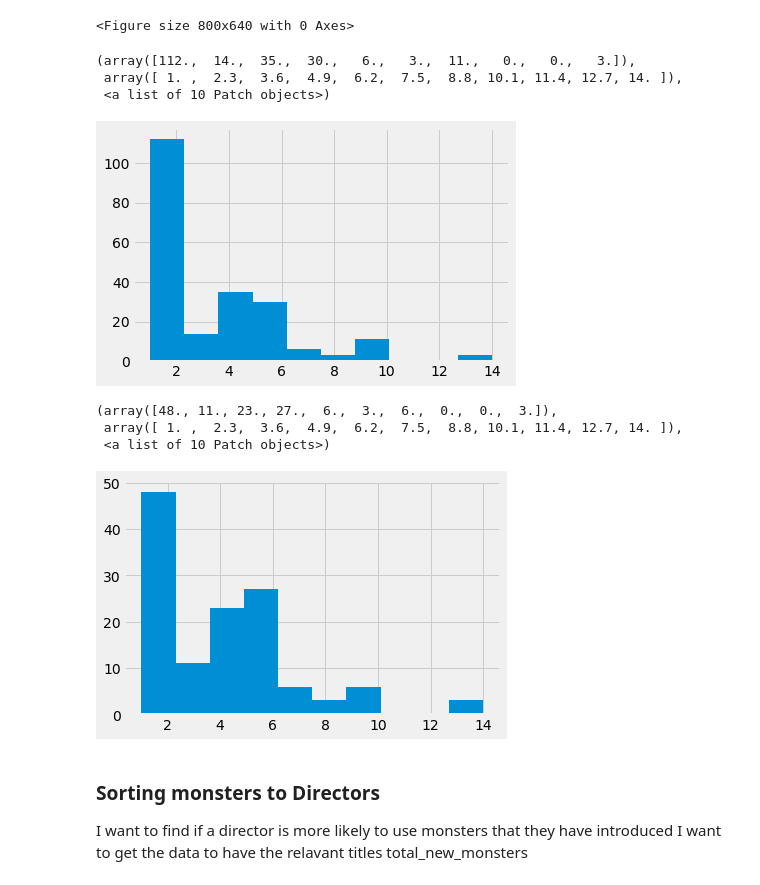
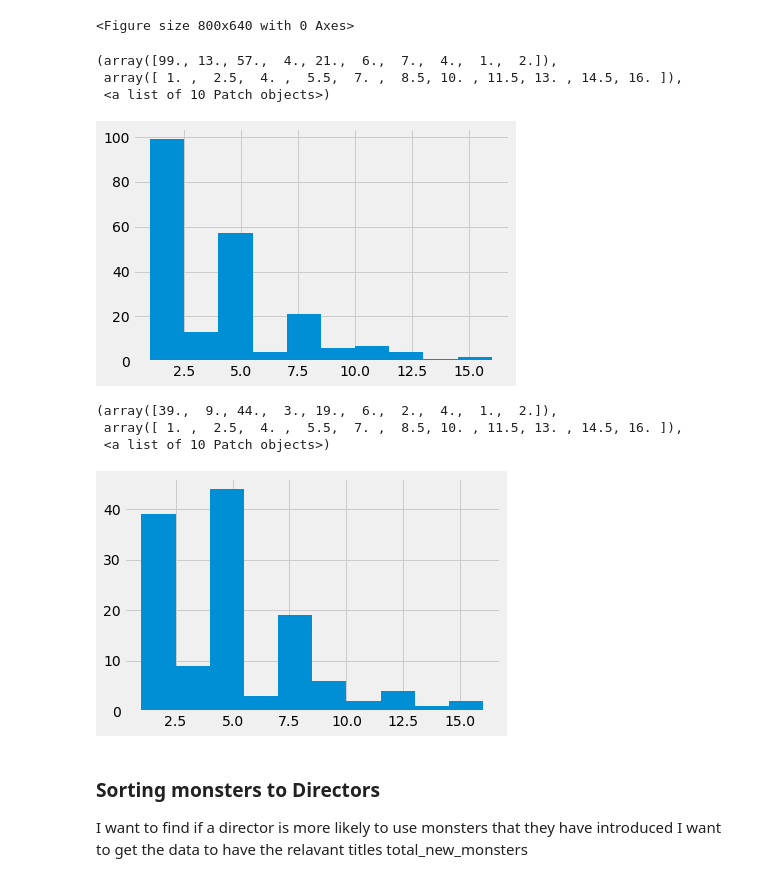
Before and after one commit to Piercson/Monster-Hunter-Data, a Jupyter notebook: MonsterHunter.ipynb, the cells around one changed output. Saved outputs shown, nothing was run; the diff lists cells and outputs as text; code cells hidden in the pictures.

```diff
--- a/MonsterHunter.ipynb
+++ b/MonsterHunter.ipynb
@@ -126,20 +128,20 @@ for gen in output:
 # %%
 
 monster_occurance_data = mh_data[mh_data['Title'].isin(analysis_titles_lst) == True]
 filter_exclude_jpn = monster_occurance_data['Country Released'] != 'JPN'
-filter_title_except = monster_occurance_data['Title'] == 'Monster Hunter Portable 3rd'
+filter_title_except = (monster_occurance_data['Title'] == 'Monster Hunter Portable 3rd') | (monster_occurance_data['Title'] == 'Monster Hunter 4')
 filter_large = monster_occurance_data['Size'] == 'Large'
 monster_occurance_data_p1 = monster_occurance_data.where(filter_exclude_jpn & filter_large).dropna()
 monster_occurance_data_p2 = monster_occurance_data.where(filter_title_except& filter_large).dropna()
 monster_occurance_data = pd.concat([monster_occurance_data_p1,monster_occurance_data_p2])
 monster_occurance_data = monster_occurance_data.groupby(['Name'])['Type'].count().sort_values(ascending=True)
 monster_occurance_data
 plt.hist(monster_occurance_data.values)
 # %% [output]
-(array([112.,  14.,  35.,  30.,   6.,   3.,  11.,   0.,   0.,   3.]),
- array([ 1. ,  2.3,  3.6,  4.9,  6.2,  7.5,  8.8, 10.1, 11.4, 12.7, 14. ]),
+(array([99., 13., 57.,  4., 21.,  6.,  7.,  4.,  1.,  2.]),
+ array([ 1. ,  2.5,  4. ,  5.5,  7. ,  8.5, 10. , 11.5, 13. , 14.5, 16. ]),
  <a list of 10 Patch objects>)
-[figure, old version]
+[figure, new version]
 # %%
 import re
 monster_occurance_data_df = monster_occurance_data.to_frame().reset_index()
@@ -156,10 +158,10 @@ list_nonVarient_monsters = list_monsters
 monster_occurance_data_df = monster_occurance_data_df[monster_occurance_data_df['Name'].isin(list_nonVarient_monsters) == True]
 plt.hist(monster_occurance_data_df['Type'])
 # %% [output]
-(array([48., 11., 23., 27.,  6.,  3.,  6.,  0.,  0.,  3.]),
- array([ 1. ,  2.3,  3.6,  4.9,  6.2,  7.5,  8.8, 10.1, 11.4, 12.7, 14. ]),
+(array([39.,  9., 44.,  3., 19.,  6.,  2.,  4.,  1.,  2.]),
+ array([ 1. ,  2.5,  4. ,  5.5,  7. ,  8.5, 10. , 11.5, 13. , 14.5, 16. ]),
  <a list of 10 Patch objects>)
-[figure, old version]
+[figure, new version]
 # %% [markdown]
 ### Sorting monsters to Directors
 I want to find if a director is more likely to use monsters that they have introduced
```
Also changed, not shown: parts of 5 cells of this notebook, 5 other files.
